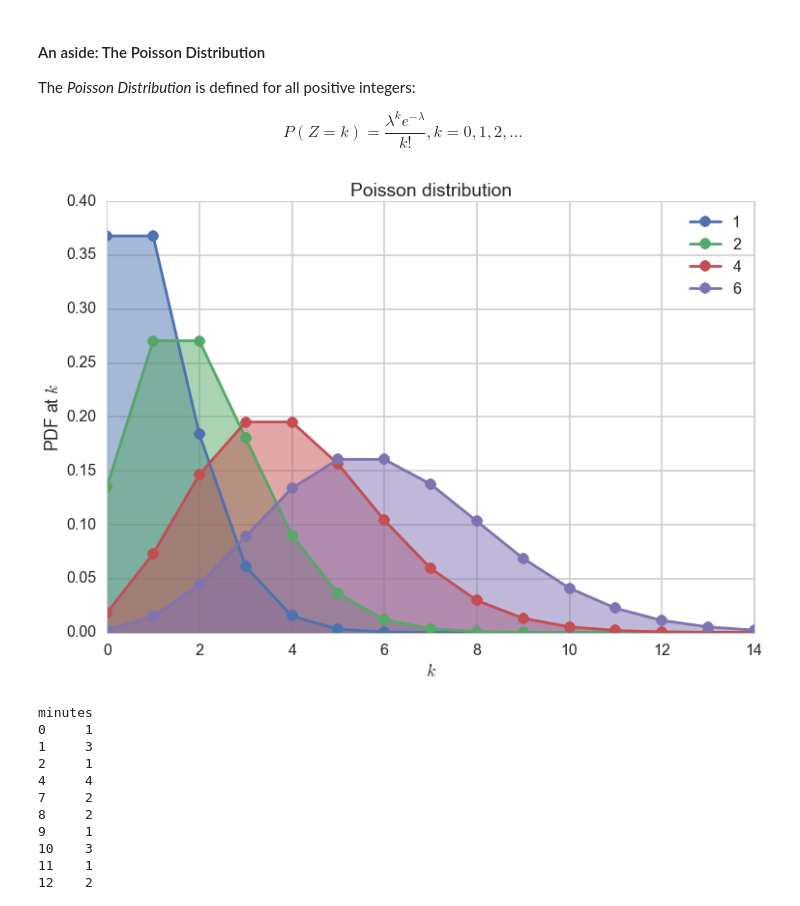
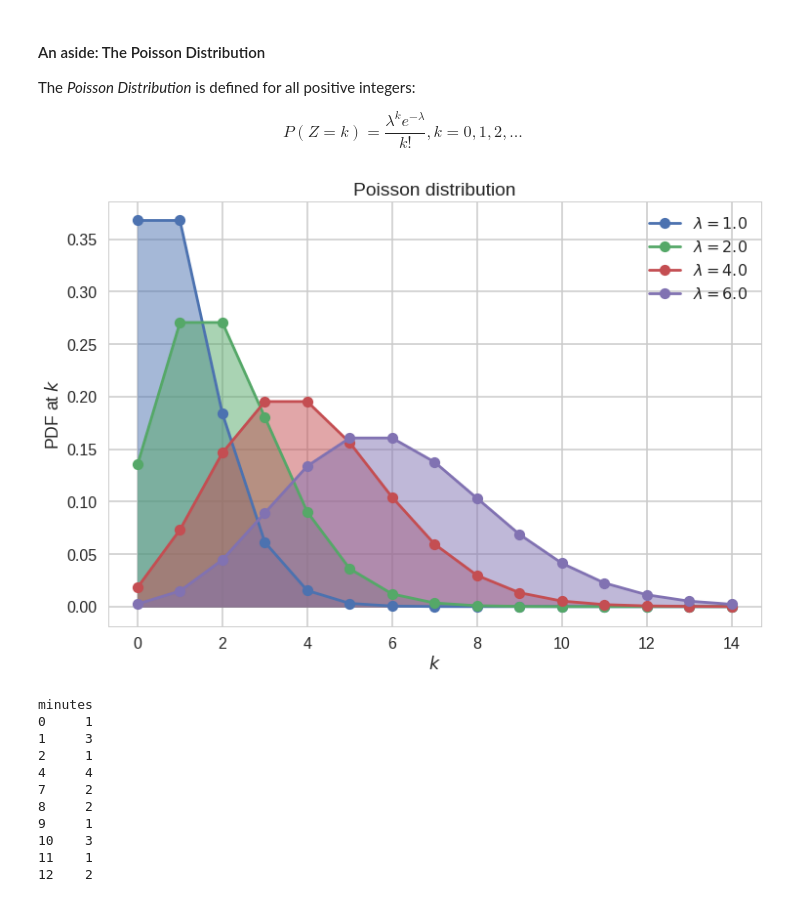
Before and after one commit to bhaskar-manguluri/2015lab3, a Jupyter notebook: Lab3-Freq.ipynb, the cells around one changed output. Drawn from its saved outputs; the diff is of its cells as text; code cells hidden in the pictures.

```diff
--- a/Lab3-Freq.ipynb
+++ b/Lab3-Freq.ipynb
@@ -232,16 +232,16 @@ $$P(Z=k)=\frac{\lambda^k e^{−\lambda}}{k!}, k=0,1,2,... $$
 # %%
 from scipy.stats import poisson
 k = np.arange(15)
 plt.figure(figsize=(12,8))
 for i, lambda_ in enumerate([1, 2, 4, 6]):
-    plt.plot(k, poisson.pmf(k, lambda_), '-o', label=lambda_, color=colors[i])
+    plt.plot(k, poisson.pmf(k, lambda_), '-o', label="$\lambda = %.1f$"%lambda_, color=colors[i])
     plt.fill_between(k, poisson.pmf(k, lambda_), color=colors[i], alpha=0.5)
     plt.legend()
 plt.title("Poisson distribution")
 plt.ylabel("PDF at $k$")
 plt.xlabel("$k$");
 # %% [output]
-[figure, old version]
+[figure, new version]
 # %%
 per_hour = df.minutes // 60
 num_births_per_hour=df.groupby(per_hour).minutes.count()
```
Also changed, not shown: parts of 15 cells of this notebook, 1 other file.
